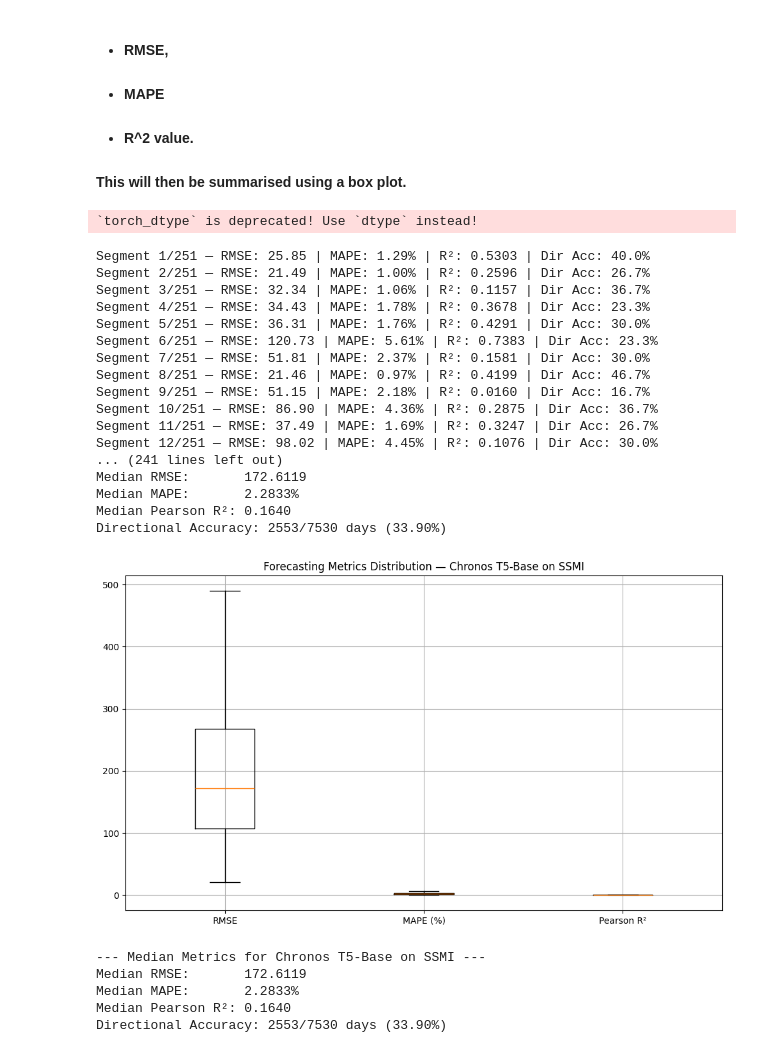
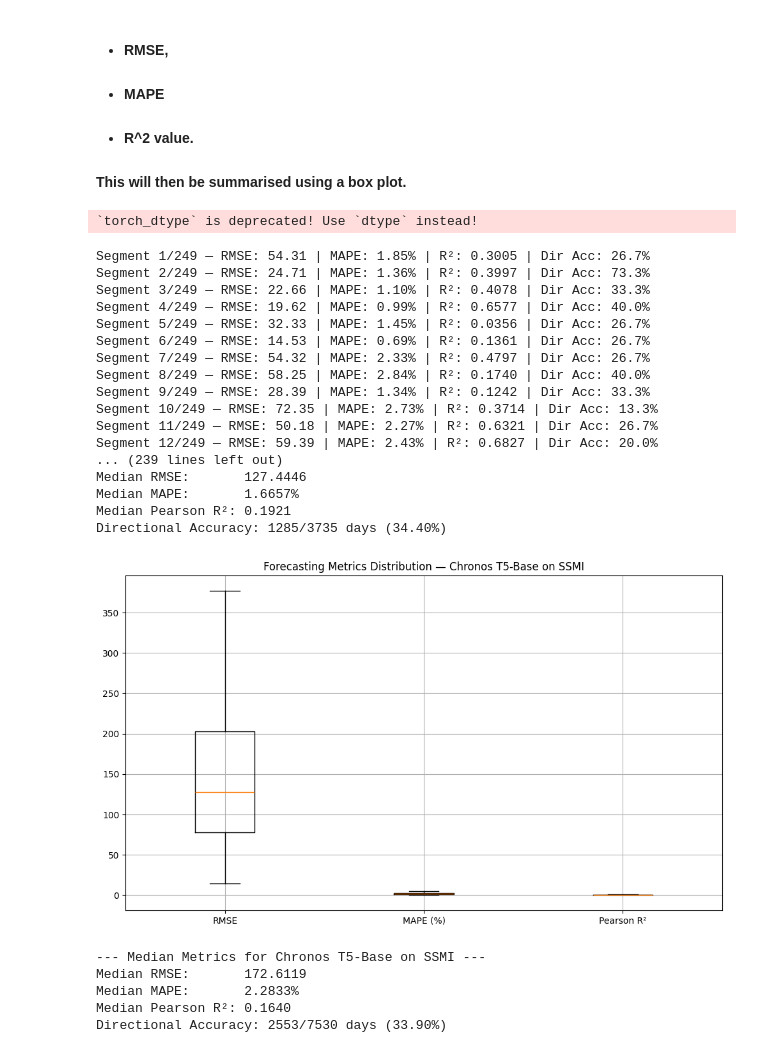
Before and after one commit to DeveloperArmo/DLSuperSlay, a Jupyter notebook: Chronos/chronosBase_ZeroShot.ipynb, the cells around one changed output. Cells and saved outputs as stored; diff of their text form; code cells hidden in the pictures.

```diff
--- a/Chronos/chronosBase_ZeroShot.ipynb
+++ b/Chronos/chronosBase_ZeroShot.ipynb
@@ -140,8 +140,8 @@ def main():
         # ========================
         # 2) Sliding window config
         # ========================
-        context_window   = 120 # 200
-        forecast_horizon = 30
+        context_window   = 180 # 200
+        forecast_horizon = 15
         step_size        = 30 # context_window + forecast_horizon
         num_segments     = (total_samples - context_window) // step_size
 
@@ -234,51 +234,51 @@ def main():
             "RMSE":       rmse_list,
             "MAPE (%)":   mape_list,
             "Pearson R²": pearson_list,
         }
 
         plt.figure(figsize=(10, 6))
         plt.boxplot(metrics.values(), labels=metrics.keys(), showfliers=False)
         plt.title("Forecasting Metrics Distribution — Chronos T5-Base on SSMI")
         plt.grid(True)
         plt.tight_layout()
         plt.show()
 
     except Exception as e:
         logging.error("An error occurred.", exc_info=True)
         print("An error occurred. Check ChronosBase_SSMI_Metrics.log for details.")
         try:
             np.savez_compressed("partial_ChronosBase_SSMI_Metrics.npz",
                                 rmse=np.array(rmse_list) if 'rmse_list' in locals() else None,
                                 mape=np.array(mape_list) if 'mape_list' in locals() else None,
                                 pearson_coefficients=np.array(pearson_list) if 'pearson_list' in locals() else None,
                                 directional_hits=np.array(directional_hits) if 'directional_hits' in locals() else None)
         except Exception as save_exception:
             logging.error("Failed to save partial results.", exc_info=True)
     finally:
         logging.info("Forecasting run completed.")
 
 if __name__ == '__main__':
     main()
 # %% [output]
 `torch_dtype` is deprecated! Use `dtype` instead!
-Segment 1/251 — RMSE: 25.85 | MAPE: 1.29% | R²: 0.5303 | Dir Acc: 40.0%
-Segment 2/251 — RMSE: 21.49 | MAPE: 1.00% | R²: 0.2596 | Dir Acc: 26.7%
-Segment 3/251 — RMSE: 32.34 | MAPE: 1.06% | R²: 0.1157 | Dir Acc: 36.7%
-Segment 4/251 — RMSE: 34.43 | MAPE: 1.78% | R²: 0.3678 | Dir Acc: 23.3%
-Segment 5/251 — RMSE: 36.31 | MAPE: 1.76% | R²: 0.4291 | Dir Acc: 30.0%
-Segment 6/251 — RMSE: 120.73 | MAPE: 5.61% | R²: 0.7383 | Dir Acc: 23.3%
-Segment 7/251 — RMSE: 51.81 | MAPE: 2.37% | R²: 0.1581 | Dir Acc: 30.0%
-Segment 8/251 — RMSE: 21.46 | MAPE: 0.97% | R²: 0.4199 | Dir Acc: 46.7%
-Segment 9/251 — RMSE: 51.15 | MAPE: 2.18% | R²: 0.0160 | Dir Acc: 16.7%
-Segment 10/251 — RMSE: 86.90 | MAPE: 4.36% | R²: 0.2875 | Dir Acc: 36.7%
-Segment 11/251 — RMSE: 37.49 | MAPE: 1.69% | R²: 0.3247 | Dir Acc: 26.7%
-Segment 12/251 — RMSE: 98.02 | MAPE: 4.45% | R²: 0.1076 | Dir Acc: 30.0%
-... (241 lines left out)
-Median RMSE:       172.6119
-Median MAPE:       2.2833%
-Median Pearson R²: 0.1640
-Directional Accuracy: 2553/7530 days (33.90%)
+Segment 1/249 — RMSE: 54.31 | MAPE: 1.85% | R²: 0.3005 | Dir Acc: 26.7%
+Segment 2/249 — RMSE: 24.71 | MAPE: 1.36% | R²: 0.3997 | Dir Acc: 73.3%
+Segment 3/249 — RMSE: 22.66 | MAPE: 1.10% | R²: 0.4078 | Dir Acc: 33.3%
+Segment 4/249 — RMSE: 19.62 | MAPE: 0.99% | R²: 0.6577 | Dir Acc: 40.0%
+Segment 5/249 — RMSE: 32.33 | MAPE: 1.45% | R²: 0.0356 | Dir Acc: 26.7%
+Segment 6/249 — RMSE: 14.53 | MAPE: 0.69% | R²: 0.1361 | Dir Acc: 26.7%
+Segment 7/249 — RMSE: 54.32 | MAPE: 2.33% | R²: 0.4797 | Dir Acc: 26.7%
+Segment 8/249 — RMSE: 58.25 | MAPE: 2.84% | R²: 0.1740 | Dir Acc: 40.0%
+Segment 9/249 — RMSE: 28.39 | MAPE: 1.34% | R²: 0.1242 | Dir Acc: 33.3%
+Segment 10/249 — RMSE: 72.35 | MAPE: 2.73% | R²: 0.3714 | Dir Acc: 13.3%
+Segment 11/249 — RMSE: 50.18 | MAPE: 2.27% | R²: 0.6321 | Dir Acc: 26.7%
+Segment 12/249 — RMSE: 59.39 | MAPE: 2.43% | R²: 0.6827 | Dir Acc: 20.0%
+... (239 lines left out)
+Median RMSE:       127.4446
+Median MAPE:       1.6657%
+Median Pearson R²: 0.1921
+Directional Accuracy: 1285/3735 days (34.40%)
-[figure, old version]
+[figure, new version]
 # %%
 import numpy as np
 
```
Also changed, not shown: 5 other files.
